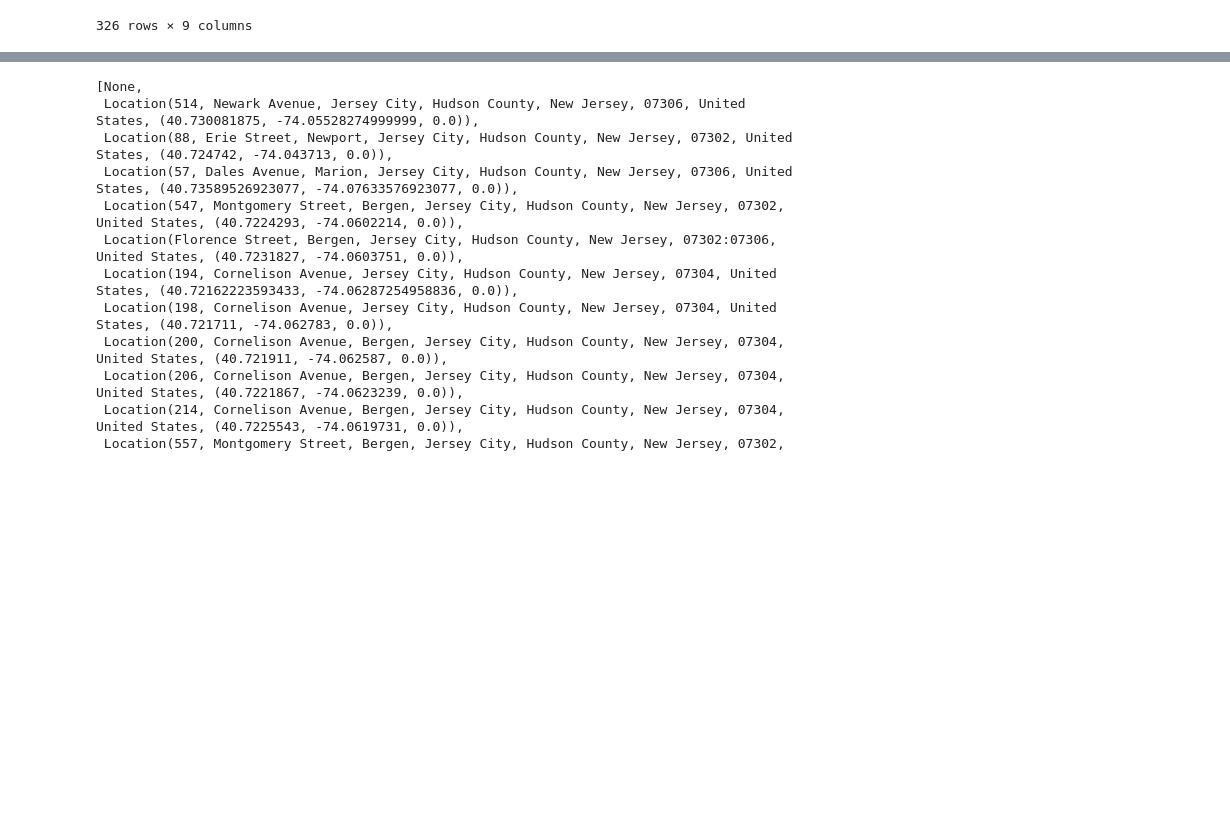
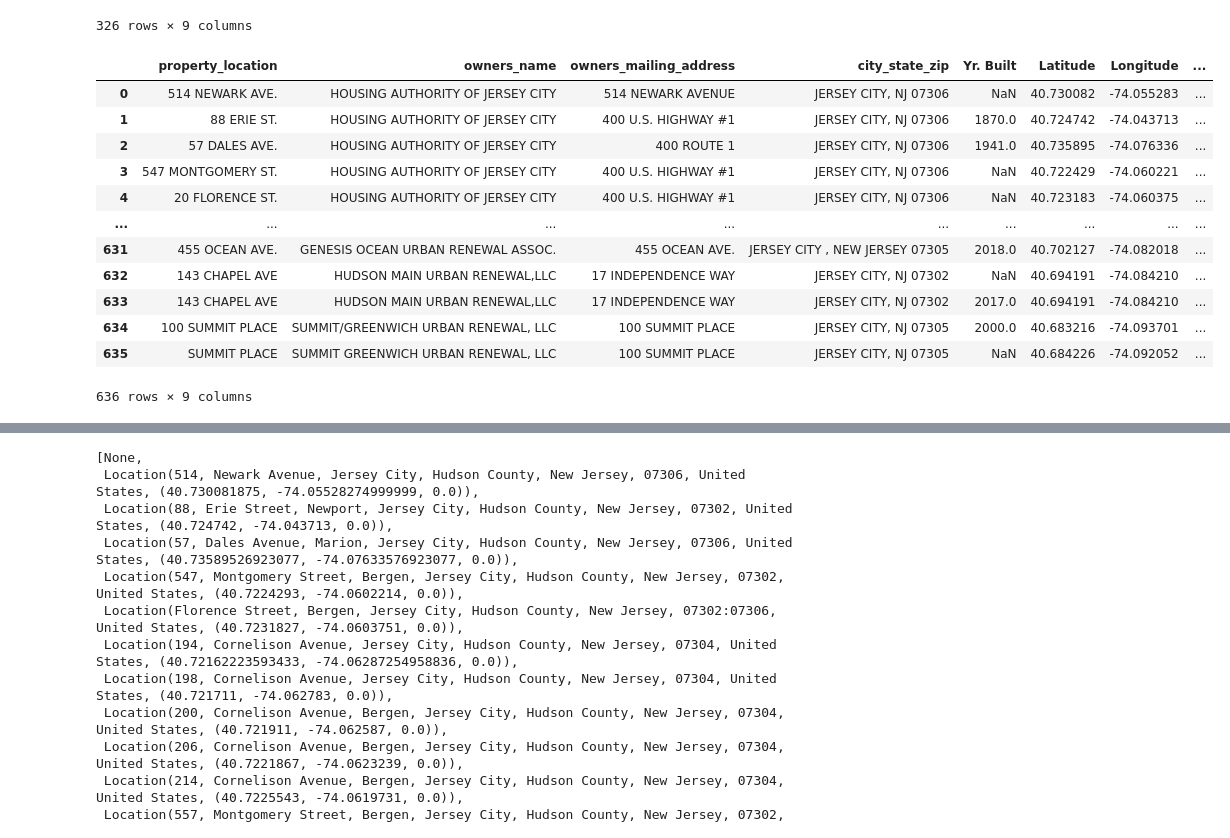
Before and after one commit to kylemichaelreaves/landlord_data, a Jupyter notebook: landlord_data.ipynb, the cells around one changed output, grey strips where cells are left out. Saved outputs shown, nothing was run; the diff lists cells and outputs as text; code cells hidden in the pictures; blank space fills up the shorter version.

```diff
--- a/landlord_data.ipynb
+++ b/landlord_data.ipynb
@@ -598,3 +592,19 @@ urban_renewal
 # %%
 test_data = js_ha.append([city_of_js, urban_renewal])
 test_data.reset_index(inplace=True, drop=True)
+# %%
+test_data
+# %% [output]
+|  | property_location | owners_name | owners_mailing_address | city_state_zip | Yr. Built | Latitude | Longitude | ... |
+| 0 | 514 NEWARK AVE. | HOUSING AUTHORITY OF JERSEY CITY | 514 NEWARK AVENUE | JERSEY CITY, NJ 07306 | NaN | 40.730082 | -74.055283 | ... |
+| 1 | 88 ERIE ST. | HOUSING AUTHORITY OF JERSEY CITY | 400 U.S. HIGHWAY #1 | JERSEY CITY, NJ 07306 | 1870.0 | 40.724742 | -74.043713 | ... |
+| 2 | 57 DALES AVE. | HOUSING AUTHORITY OF JERSEY CITY | 400 ROUTE 1 | JERSEY CITY, NJ 07306 | 1941.0 | 40.735895 | -74.076336 | ... |
+| 3 | 547 MONTGOMERY ST. | HOUSING AUTHORITY OF JERSEY CITY | 400 U.S. HIGHWAY #1 | JERSEY CITY, NJ 07306 | NaN | 40.722429 | -74.060221 | ... |
+| 4 | 20 FLORENCE ST. | HOUSING AUTHORITY OF JERSEY CITY | 400 U.S. HIGHWAY #1 | JERSEY CITY, NJ 07306 | NaN | 40.723183 | -74.060375 | ... |
+| ... | ... | ... | ... | ... | ... | ... | ... | ... |
+| 631 | 455 OCEAN AVE. | GENESIS OCEAN URBAN RENEWAL ASSOC. | 455 OCEAN AVE. | JERSEY CITY , NEW JERSEY 07305 | 2018.0 | 40.702127 | -74.082018 | ... |
+| 632 | 143 CHAPEL AVE | HUDSON MAIN URBAN RENEWAL,LLC | 17 INDEPENDENCE WAY | JERSEY CITY, NJ 07302 | NaN | 40.694191 | -74.084210 | ... |
+| 633 | 143 CHAPEL AVE | HUDSON MAIN URBAN RENEWAL,LLC | 17 INDEPENDENCE WAY | JERSEY CITY, NJ 07302 | 2017.0 | 40.694191 | -74.084210 | ... |
+| 634 | 100 SUMMIT PLACE | SUMMIT/GREENWICH URBAN RENEWAL, LLC | 100 SUMMIT PLACE | JERSEY CITY, NJ 07305 | 2000.0 | 40.683216 | -74.093701 | ... |
+| 635 | SUMMIT PLACE | SUMMIT GREENWICH URBAN RENEWAL, LLC | 100 SUMMIT PLACE | JERSEY CITY, NJ 07305 | NaN | 40.684226 | -74.092052 | ... |
+636 rows × 9 columns
```
Also changed, not shown: parts of 6 cells of this notebook.
